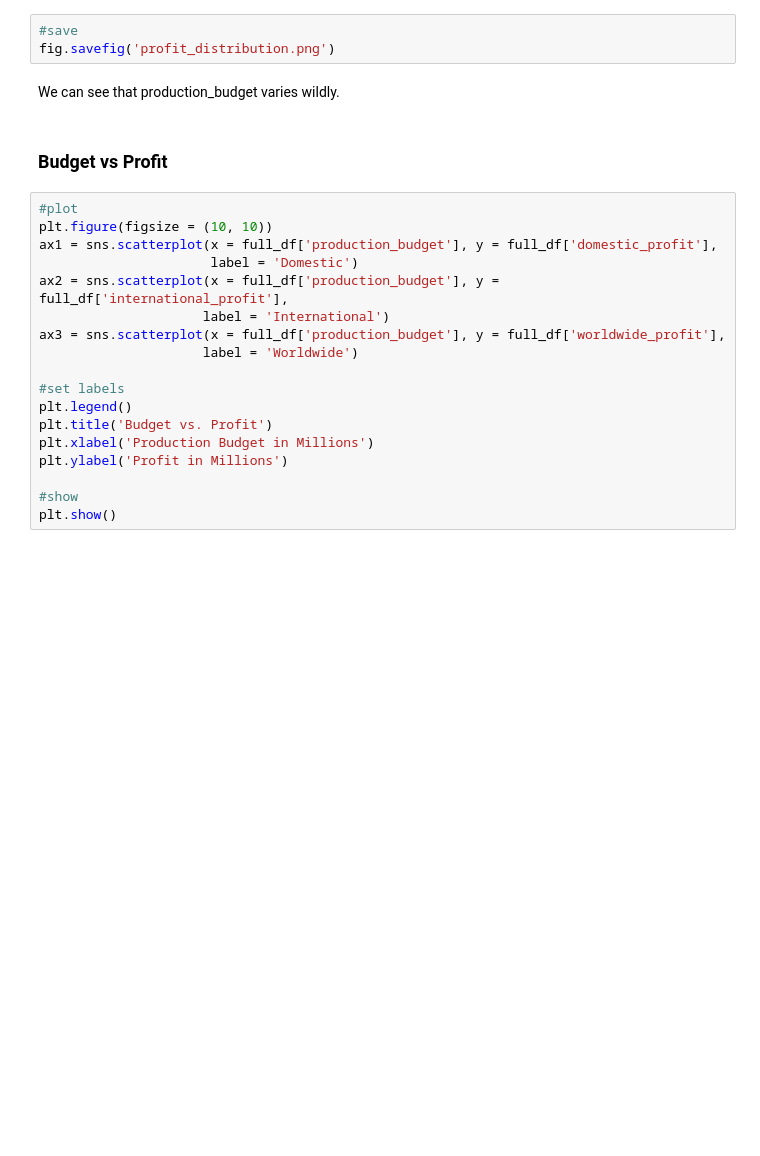
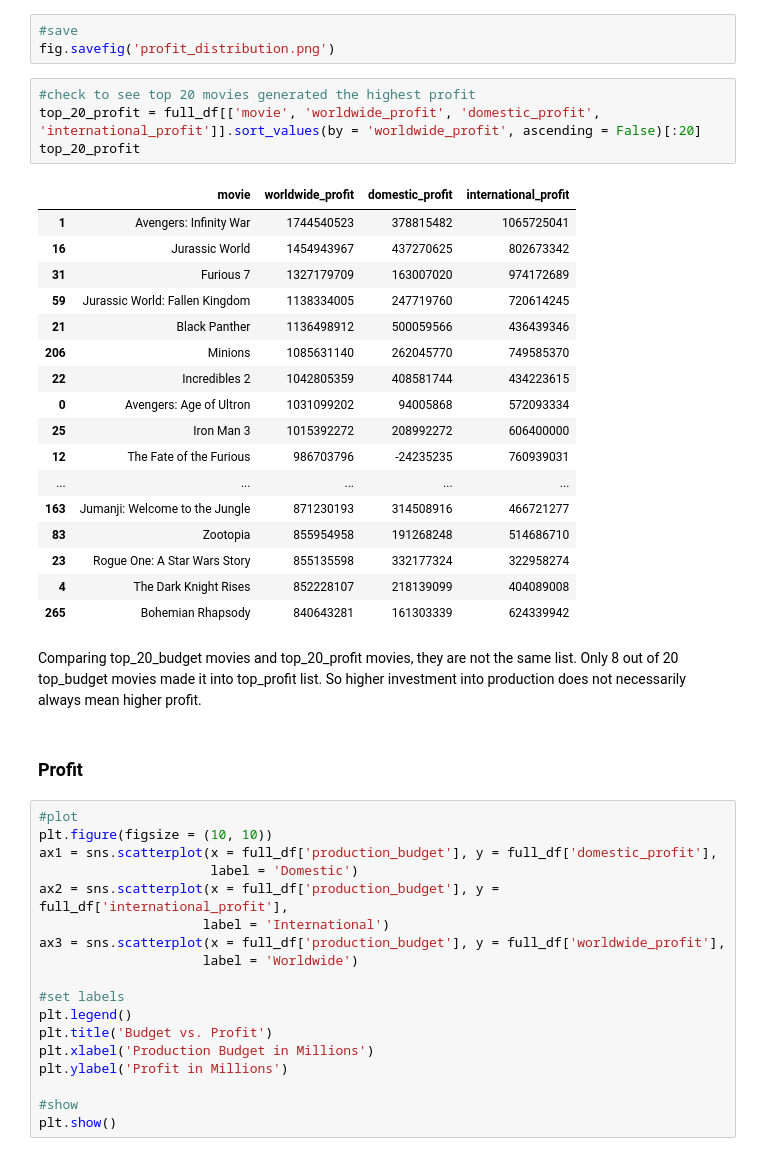
Before and after one commit to baotramduong/Porfolio_Project_The_Movie_Industry, a Jupyter notebook: Part III - Data Analysis & Visualization, Actionable Insight, Conclusion & Future Works.ipynb, the cells around one changed output. Cells and saved outputs as stored; diff of their text form; blank space fills up the shorter version.

```diff
--- a/Part III - Data Analysis & Visualization, Actionable Insight, Conclusion & Future Works.ipynb
+++ b/Part III - Data Analysis & Visualization, Actionable Insight, Conclusion & Future Works.ipynb
@@ -139,10 +161,32 @@ plt.show()
 # %%
 #save
 fig.savefig('profit_distribution.png')
-# %% [markdown]
-We can see that production_budget varies wildly.
+# %%
+#check to see top 20 movies generated the highest profit
+top_20_profit = full_df[['movie', 'worldwide_profit', 'domestic_profit', 'international_profit']].sort_values(by = 'worldwide_profit', ascending = False)[:20]
+top_20_profit
+# %% [output]
+|  | movie | worldwide_profit | domestic_profit | international_profit |
+| 1 | Avengers: Infinity War | 1744540523 | 378815482 | 1065725041 |
+| 16 | Jurassic World | 1454943967 | 437270625 | 802673342 |
+| 31 | Furious 7 | 1327179709 | 163007020 | 974172689 |
+| 59 | Jurassic World: Fallen Kingdom | 1138334005 | 247719760 | 720614245 |
+| 21 | Black Panther | 1136498912 | 500059566 | 436439346 |
+| 206 | Minions | 1085631140 | 262045770 | 749585370 |
+| 22 | Incredibles 2 | 1042805359 | 408581744 | 434223615 |
+| 0 | Avengers: Age of Ultron | 1031099202 | 94005868 | 572093334 |
+| 25 | Iron Man 3 | 1015392272 | 208992272 | 606400000 |
+| 12 | The Fate of the Furious | 986703796 | -24235235 | 760939031 |
+| ... | ... | ... | ... | ... |
+| 163 | Jumanji: Welcome to the Jungle | 871230193 | 314508916 | 466721277 |
+| 83 | Zootopia | 855954958 | 191268248 | 514686710 |
+| 23 | Rogue One: A Star Wars Story | 855135598 | 332177324 | 322958274 |
+| 4 | The Dark Knight Rises | 852228107 | 218139099 | 404089008 |
+| 265 | Bohemian Rhapsody | 840643281 | 161303339 | 624339942 |
+# %% [markdown]
+Comparing top_20_budget movies and top_20_profit movies, they are not the same list. Only 8 out of 20 top_budget movies made it into top_profit list. So higher investment into production does not necessarily always mean higher profit.
 # %% [markdown]
-### Budget vs Profit
+### Profit
 # %%
 #plot
 plt.figure(figsize = (10, 10))
```
Also changed, not shown: parts of 13 cells of this notebook.
